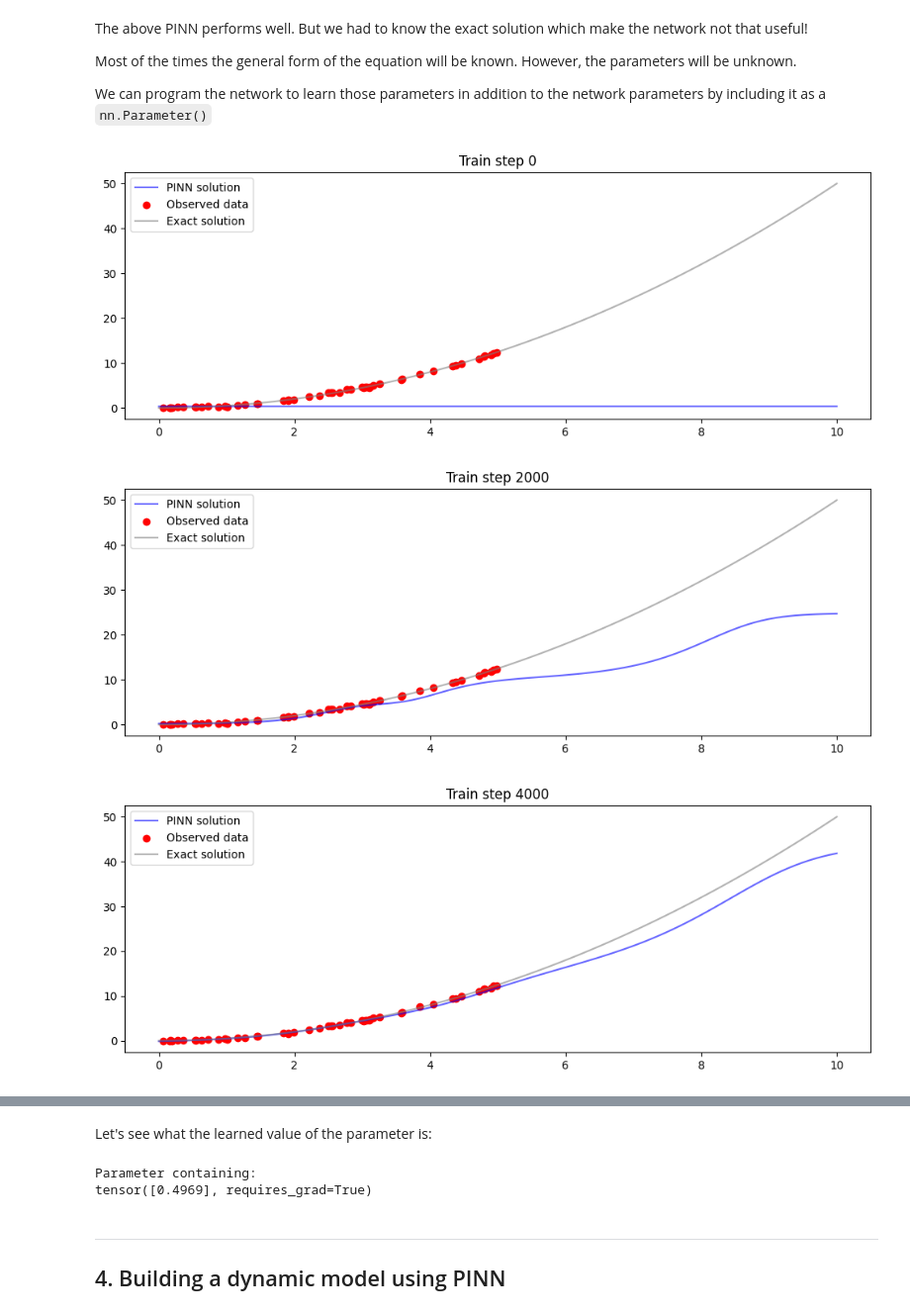
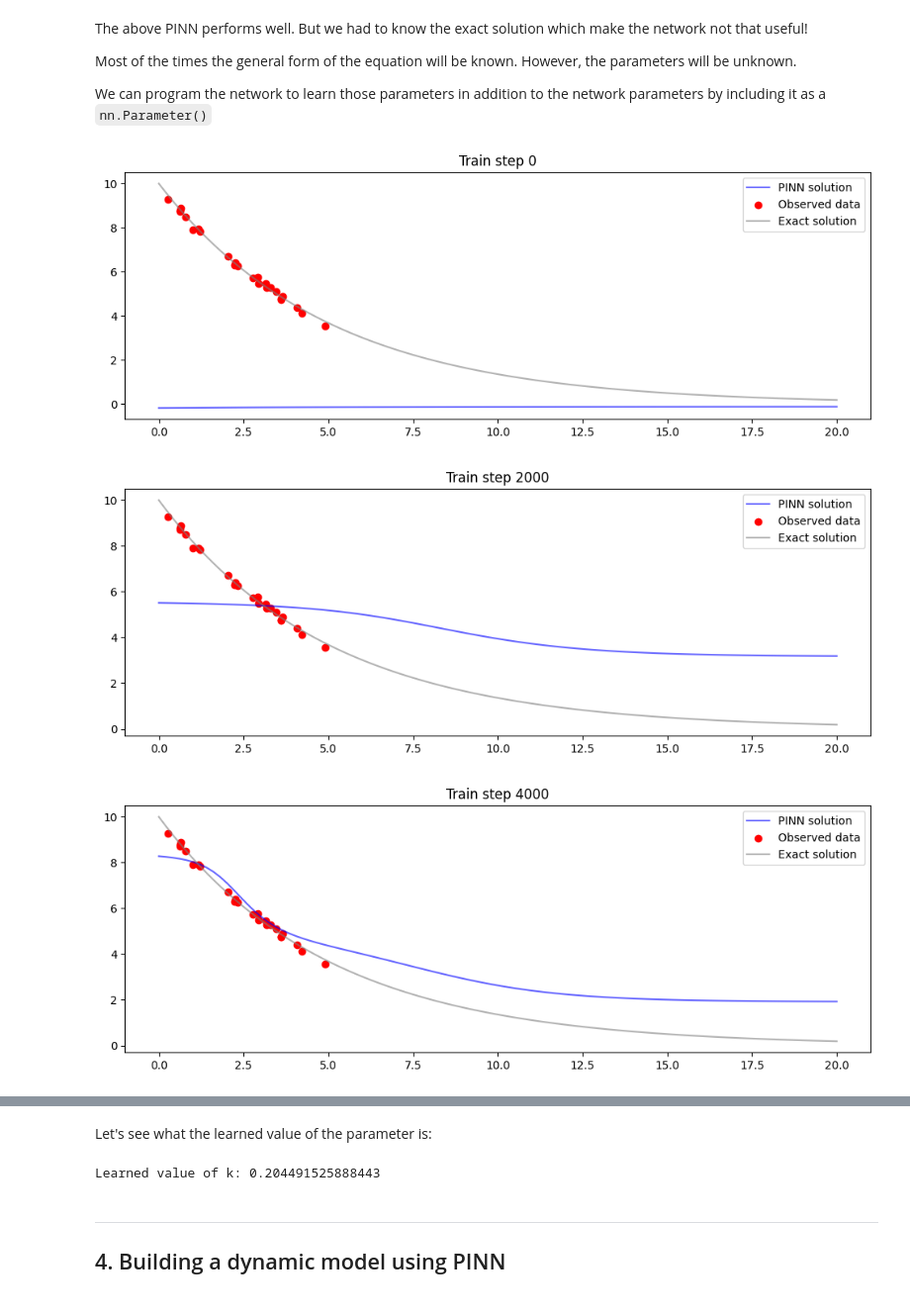
Before and after one commit to SamerHany/CHES307-Applications-of-Machine-Learning-in-Chemical-Engineering, a Jupyter notebook: Week 3/Tutorial 3 - Physics-informed neural networks.ipynb, the cells around one changed output, grey strips where cells are left out. Shown at 99% size. Drawn from its saved outputs; the diff is of its cells as text; code cells hidden in the pictures.

```diff
--- a/Week 3/Tutorial 3 - Physics-informed neural networks.ipynb
+++ b/Week 3/Tutorial 3 - Physics-informed neural networks.ipynb
@@ -87,12 +109,12 @@ import matplotlib.pyplot as plt
 Now let's create a simple equation to test our network on.
 # %%
 # System model
-def exact_solution(c, x):
+def exact_solution(c_0, k, x):
     """
     The exact solution to the system model
-    y = c*x^2
+    y = c_0*exp(-k*x)
     """
-    y = c*x**2
+    y = c_0 * np.exp(-k * x)
     return y
 # %% [markdown]
 To train our network, we need some observed/experimental data. So, we will create some data using the above equation and add some noise to it.
@@ -130,10 +153,11 @@ plot_observed_data()
 # create neural network class
 class NN(nn.Module):
     # define the class constructor
-    def __init__(self, n_input, n_output, n_hidden, n_layers, act_fn=nn.Tanh()):
+    def __init__(self, n_input, n_output, n_hidden, n_layers, act_fn=nn.Sigmoid()):
+        # initialize the super/parent class (nn.Module)
         super().__init__()
 
-
+        # assign the activation function
         self.act_fn = act_fn
 
         # create the input layer
@@ -183,8 +207,8 @@ class NN(nn.Module):
 
 
 # create a neural network instance
-model_nn = NN(1, 1, 2, 2)
+model_nn = NN(1, 1, 3, 2)
 
 # train the NN
-model_nn.fit(x_obs, y_obs, 10000, lr=0.01)
+model_nn.fit(x_obs, y_obs, 10000, lr=0.001)
 # %% [output]
@@ -203,7 +227,7 @@ The model is almost the same. The physical relation is integrated into the model
 # create neural network class
 class PINN(nn.Module):
     # define the class constructor
-    def __init__(self, n_input, n_output, n_hidden, n_layers, act_fn=nn.Tanh()):
+    def __init__(self, n_input, n_output, n_hidden, n_layers, act_fn=nn.Sigmoid()):
         super().__init__()
         self.act_fn = act_fn
 
@@ -226,9 +250,9 @@ class PINN(nn.Module):
     # define the fit method
     def fit(self, X, y, n_epochs, lr=0.01):
         # physical parameters
-        x_phys = torch.linspace(0, 10, 100).view(-1, 1).requires_grad_(True)     # very important to set requires_grad=True to compute gradients
+        x_phys = torch.linspace(0, 20, 100).view(-1, 1).requires_grad_(True)     # very important to set requires_grad=True to compute gradients
         lambda_data = 1
-        lambda_phys = 5
+        lambda_phys = 1
 
         # define the optimizer and the loss function
         optimizer = torch.optim.Adam(self.parameters(), lr=lr)
@@ -247,7 +271,7 @@ class PINN(nn.Module):
 
             # compute physics loss
             y_phys = self.forward(x_phys)
-            loss_phys = loss_fn(c*x_phys**2, y_phys)
+            loss_phys = loss_fn(c_0*torch.exp(-k*x_phys), y_phys)
 
             # compute the total loss
             loss = lambda_data*loss_data + lambda_phys*loss_phys
@@ -265,8 +289,8 @@ class PINN(nn.Module):
                 plot_observed_data()
 
 # create a neural network instance
-model_pinn = PINN(1, 1, 2, 2)
+model_pinn = PINN(1, 1, 3, 2)
 
 # train the NN
-model_pinn.fit(x_obs, y_obs, 10000, lr=0.01)
+model_pinn.fit(x_obs, y_obs, 10000, lr=0.001)
 # %% [output]
@@ -289,7 +313,7 @@ We can program the network to learn those parameters in addition to the network
 # create neural network class
 class PINN(nn.Module):
     # define the class constructor
-    def __init__(self, n_input, n_output, n_hidden, n_layers, act_fn=nn.Tanh()):
+    def __init__(self, n_input, n_output, n_hidden, n_layers, act_fn=nn.Sigmoid()):
         super().__init__()
         self.act_fn = act_fn
 
@@ -303,7 +327,7 @@ class PINN(nn.Module):
         self.output_layer = nn.Linear(n_hidden, n_output)
 
         # physical parameters to be learned
-        self.c = nn.Parameter(torch.zeros(1), requires_grad=True)
+        self.k = nn.Parameter(torch.rand(1), requires_grad=True)
 
     # define the forward pass of the network
     def forward(self, x):
@@ -315,7 +339,7 @@ class PINN(nn.Module):
     # define the fit method
     def fit(self, X, y, n_epochs, lr=0.01):
         # physical parameters
-        x_phys = torch.linspace(0, 10, 100).view(-1, 1).requires_grad_(True)     # very important to set requires_grad=True to compute gradients
+        x_phys = torch.linspace(0, 20, 100).view(-1, 1).requires_grad_(True)     # very important to set requires_grad=True to compute gradients
         lambda_data = 1
         lambda_phys = 1
 
@@ -329,36 +353,36 @@ class PINN(nn.Module):
             optimizer.zero_grad()
 
             # compute the output using the trained model
             y_pred = self(X)
 
             # compute data loss
             loss_data = loss_fn(y_pred, y)
 
             # compute physics loss
             y_phys = self.forward(x_phys)
-            loss_phys = loss_fn(self.c*x_phys**2, y_phys)
+            loss_phys = loss_fn(c_0*torch.exp(-self.k*x_phys), y_phys)
 
             # compute the total loss
             loss = lambda_data*loss_data + lambda_phys*loss_phys
 
             # backpropagate the loss and update the weights
             loss.backward()
             optimizer.step()
 
             # plot the result as training progresses
             if epoch % 2000 == 0:
                 y_pred = self.forward(x_test).detach()
                 plt.figure(figsize=(12, 4))
                 plt.title(f'Train step {epoch}')
                 plt.plot(x_test[:,0], y_pred[:,0], label='PINN solution', color='blue', alpha=0.6)
                 plot_observed_data()
 
 # create a neural network instance
-model_pinn = PINN(1, 1, 2, 2)
+model_pinn = PINN(1, 1, 3, 2)
 
 # train the NN
-model_pinn.fit(x_obs, y_obs, 10000, lr=0.01)
+model_pinn.fit(x_obs, y_obs, 10000, lr=0.001)
 # %% [output]
-[figure, old version]
+[figure, new version]
-[figure, old version]
+[figure, new version]
-[figure, old version]
+[figure, new version]
@@ -368,11 +392,10 @@ model_pinn.fit(x_obs, y_obs, 10000, lr=0.01)
 # %% [markdown]
 Let's see what the learned value of the parameter is:
 # %%
-# print the learned value of the physical parameter
-model_pinn.c
+# print the learned value of the physical parameter (k)
+print('Learned value of k:', model_pinn.k.item())
 # %% [output]
-Parameter containing:
-tensor([0.4969], requires_grad=True)
+Learned value of k: 0.204491525888443
 # %% [markdown]
 <hr id="5">
 <h2>4. Building a dynamic model using PINN</h2>
```
Also changed, not shown: parts of 13 cells of this notebook, 8 other files.
